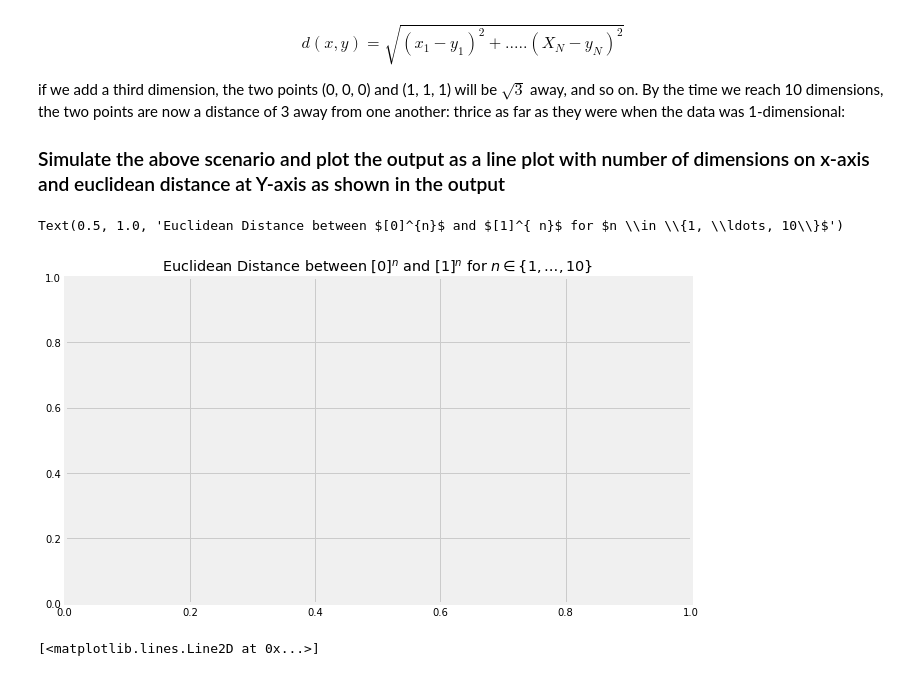
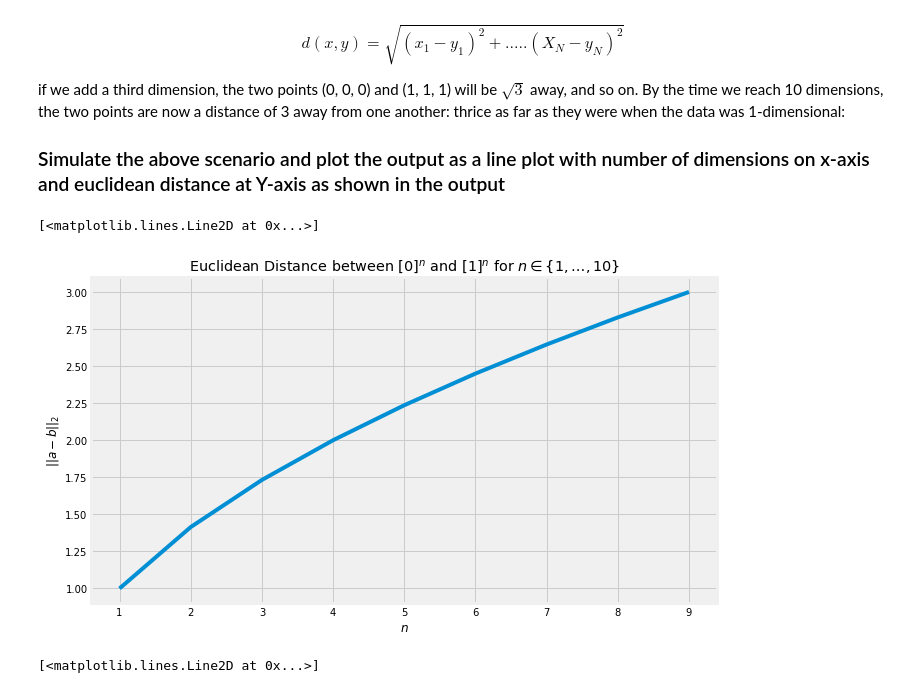
Before and after one commit to MangrobanGit/dsc-3-34-03-curse-of-dimensionality-simulation-lab-seattle-ds-career-040119, a Jupyter notebook: index.ipynb, the cells around one changed output. Cells and saved outputs as stored; diff of their text form; code cells hidden in the pictures.

```diff
--- a/index.ipynb
+++ b/index.ipynb
@@ -47,11 +47,14 @@ import numpy as np
 # %%
 plt.figure(figsize=(10,6))
 plt.title(
     "Euclidean Distance between $[0]^{n}$ and $[1]^{ n}$ for $n \in \{1, \ldots, 10\}$"
 )
+plt.xlabel('$n$')
+plt.ylabel('$|| a - b ||_2$')
+plt.plot(range(1, 10), np.sqrt(range(1, 10)))
 # %% [output]
-Text(0.5, 1.0, 'Euclidean Distance between $[0]^{n}$ and $[1]^{ n}$ for $n \\in \\{1, \\ldots, 10\\}$')
+[<matplotlib.lines.Line2D at 0x...>]
-[figure, old version]
+[figure, new version]
 # %%
 import numpy as np
 plt.figure(figsize=(12, 6))
```
